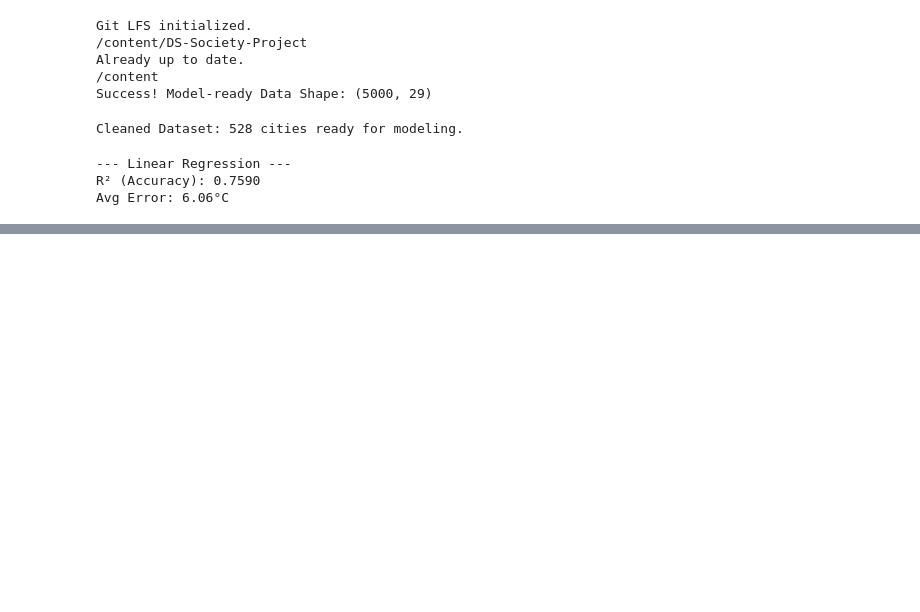
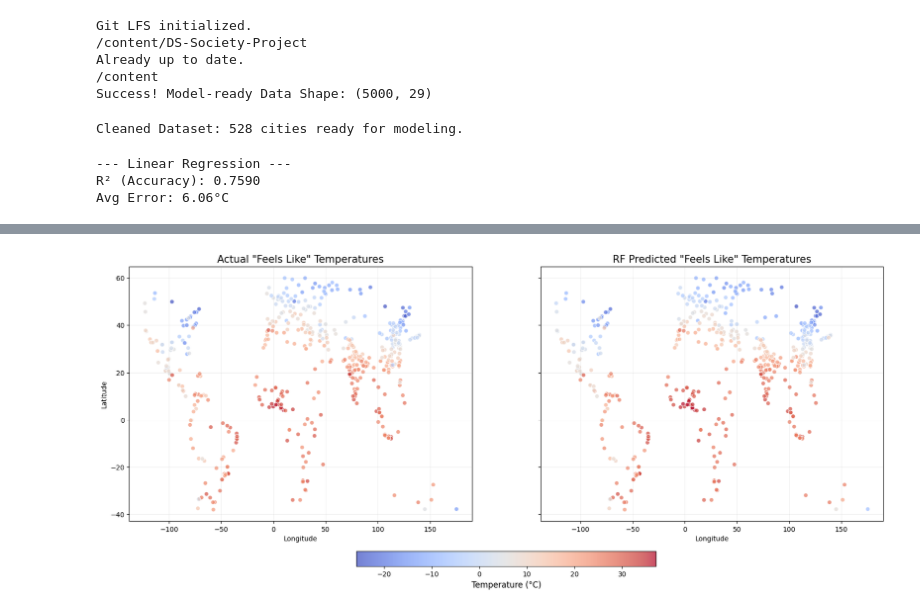
Before and after one commit to LiamDuero03/DS-Society-Project, a Jupyter notebook: 5-Predictive Modelling/Predictive_modelling.ipynb, the cells around one changed output, grey strips where cells are left out. Cells and saved outputs as stored; diff of their text form; code cells hidden in the pictures; blank space fills up the shorter version.

```diff
--- a/5-Predictive Modelling/Predictive_modelling.ipynb
+++ b/5-Predictive Modelling/Predictive_modelling.ipynb
@@ -87,0 +215,30 @@ Avg Error: 3.60°C
+# %%
+import matplotlib.pyplot as plt
+
+# Create the figure with two subplots
+fig, (ax1, ax2) = plt.subplots(1, 2, figsize=(20, 8), sharey=True)
+
+# 1. Plot ACTUAL Temperatures
+scatter1 = ax1.scatter(df_clean['Longitude'], df_clean['Latitude'],
+            c=df_clean['feels_like'],
+            cmap='coolwarm', alpha=0.7, edgecolors='w', s=40)
+ax1.set_title('Actual "Feels Like" Temperatures', fontsize=15)
+ax1.set_xlabel('Longitude')
+ax1.set_ylabel('Latitude')
+ax1.grid(True, alpha=0.2)
+
+# 2. Plot RF PREDICTED Temperatures
+scatter2 = ax2.scatter(df_clean['Longitude'], df_clean['Latitude'],
+            c=df_clean['predicted_feels_like'],
+            cmap='coolwarm', alpha=0.7, edgecolors='w', s=40)
+ax2.set_title('RF Predicted "Feels Like" Temperatures', fontsize=15)
+ax2.set_xlabel('Longitude')
+ax2.grid(True, alpha=0.2)
+
+# Add a single colorbar for both
+cbar = fig.colorbar(scatter2, ax=[ax1, ax2], orientation='horizontal', fraction=0.05, pad=0.1)
+cbar.set_label('Temperature (°C)', fontsize=12)
+
+plt.show()
+# %% [output]
+[figure, added]
```
Also changed, not shown: parts of 8 cells of this notebook.
